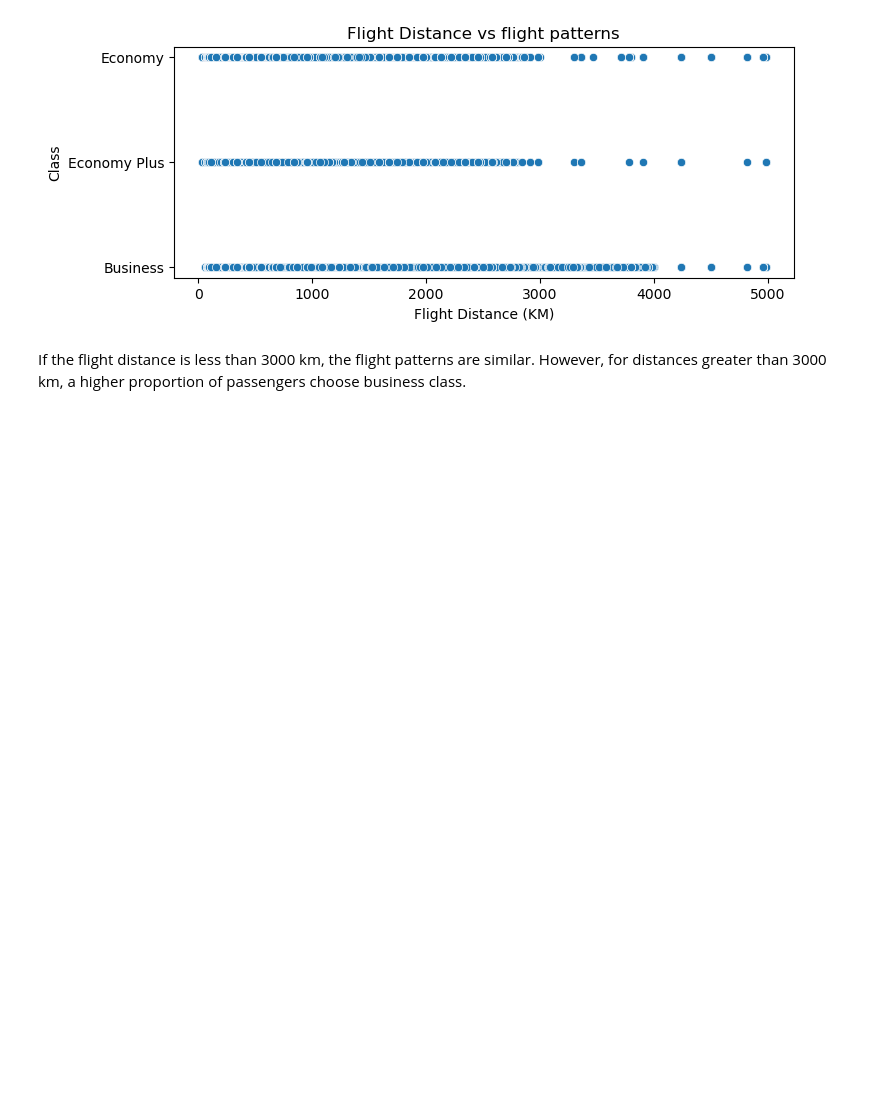
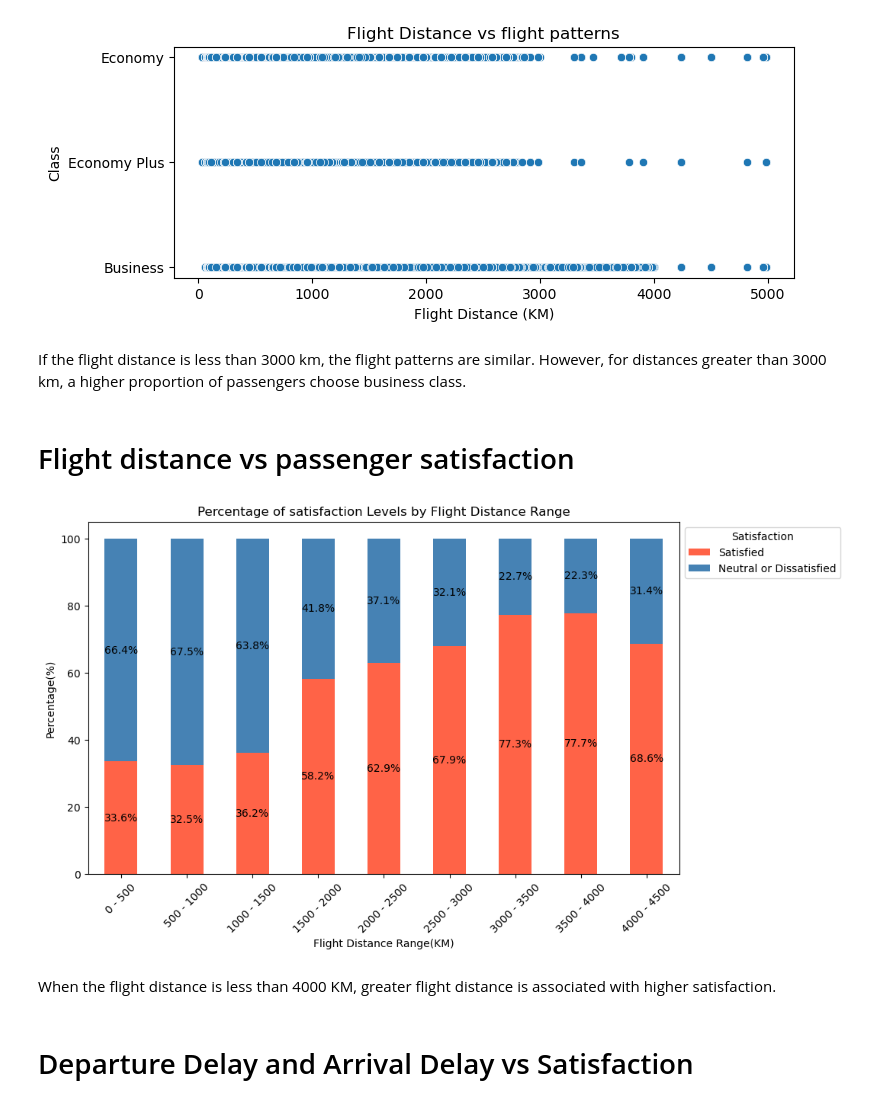
Before and after one commit to samamaryna/team_project, a Jupyter notebook: Project_2.ipynb, the cells around one changed output. Drawn from its saved outputs; the diff is of its cells as text; code cells hidden in the pictures; blank space fills up the shorter version.

Commit message:
Added 2 more visualizations to Q3

```diff
--- a/Project_2.ipynb
+++ b/Project_2.ipynb
@@ -310,3 +310,45 @@ Text(0, 0.5, 'Class')
 [figure]
 # %% [markdown]
 If the flight distance is less than 3000 km, the flight patterns are similar. However, for distances greater than 3000 km, a higher proportion of passengers choose business class.
+# %% [markdown]
+# Flight distance vs passenger satisfaction
+# %%
+# Clean the blanks from Flight Distance and Satisfaction
+df = df.dropna(subset=['Flight Distance','Satisfaction'])
+# %%
+# Binning the flight distance every 500 KM
+bins = range(0,5000,500)
+labels = [f'{b} - {b+500}' for b in bins[:-1]]
+df['Distance Range(KM)'] = pd.cut(df['Flight Distance'], bins = bins, labels = labels, right = False)
+# %%
+# Grouping by the Distance Range and satisfaction to get the count
+df_grouped_bins = df.groupby(['Distance Range(KM)','Satisfaction']).size().unstack(fill_value=0)
+df_grouped_bins = df_grouped_bins[['Satisfied','Neutral or Dissatisfied']]
+
+# Calculate the ppercentage
+df_percentage = df_grouped_bins.div(df_grouped_bins.sum(axis=1),axis=0) * 100
+# %%
+# Plotting the percentage data as a stacked column chart
+ax=df_percentage.plot(kind = 'bar', stacked=True, figsize=(10,6), color=['#FF6347','#4682B4'])
+plt.title('Percentage of satisfaction Levels by Flight Distance Range')
+plt.xlabel('Flight Distance Range(KM)')
+plt.ylabel('Percentage(%)')
+plt.xticks(rotation=45)
+plt.legend(title='Satisfaction',loc='upper left',bbox_to_anchor=(1,1))
+
+# Adding percentage labels on the bars
+for container in ax.containers:
+    for bar in container:
+        height = bar.get_height()
+        if height > 0:
+            ax.annotate(f'{height:.1f}%',
+                        xy=(bar.get_x() + bar.get_width() / 2, bar.get_y() + height / 2),
+                        ha='center', va='center', color='black', fontsize=10)
+
+plt.show()
+# %% [output]
+[figure, added]
+# %% [markdown]
+When the flight distance is less than 4000 KM, greater flight distance is associated with higher satisfaction.
+# %% [markdown]
+# Departure Delay and Arrival Delay vs Satisfaction
```
Also changed, not shown: parts of 9 cells of this notebook.
